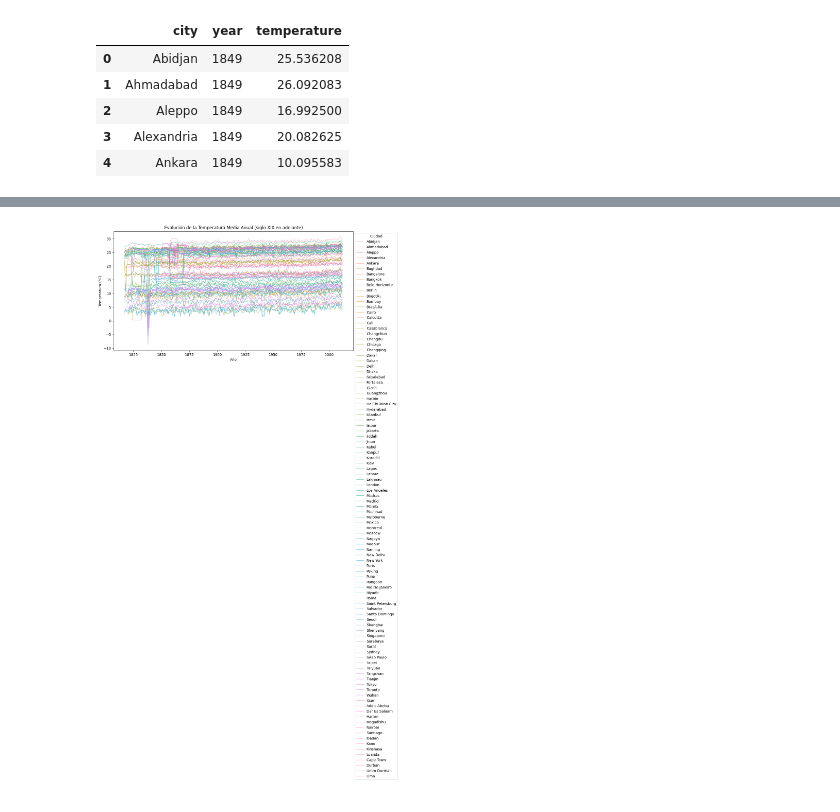
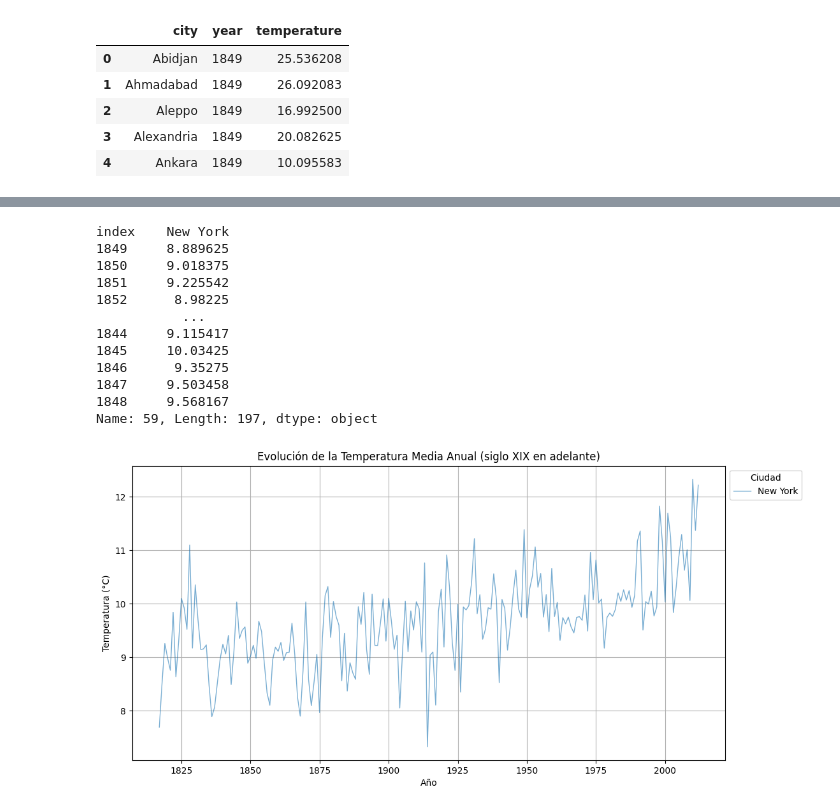
Before and after one commit to RodrigoRiveraRico/data_science_FCiencias, a Jupyter notebook: Clase_3/Clase_3.ipynb, the cells around one changed output, grey strips where cells are left out. Drawn from its saved outputs; the diff is of its cells as text; code cells hidden in the pictures.

```diff
--- a/Clase_3/Clase_3.ipynb
+++ b/Clase_3/Clase_3.ipynb
@@ -392,13 +400,28 @@ for i in zip(abidjan_fecha, abidjan_temp):
+# %%
+df.iloc[59]
+# %% [output]
+index    New York
+1849     8.889625
+1850     9.018375
+1851     9.225542
+1852      8.98225
+           ...
+1844     9.115417
+1845     10.03425
+1846      9.35275
+1847     9.503458
+1848     9.568167
+Name: 59, Length: 197, dtype: object
 # %%
 plt.figure(figsize=(12, 6))
-sns.lineplot(data=df_long, x="year", y="temperature", hue="city", alpha=0.6, linewidth=1)
-# sns.lineplot(data=g, x="year", y="temperature", hue="city", alpha=0.6, linewidth=1, marker='o')
+sns.lineplot(data=df_long[df_long['city']=='New York'], x="year", y="temperature", hue="city", alpha=0.6, linewidth=1)
 
 plt.title("Evolución de la Temperatura Media Anual (siglo XIX en adelante)")
 plt.xlabel("Año")
 plt.ylabel("Temperatura (°C)")
+# plt.ylim(0,31)
 plt.legend(title="Ciudad", loc="upper left", bbox_to_anchor=(1,1))
-# plt.grid(True)
+plt.grid(True)
 plt.show()
 # %% [output]
-[figure, old version]
+[figure, new version]
```
Also changed, not shown: parts of 17 cells of this notebook.
